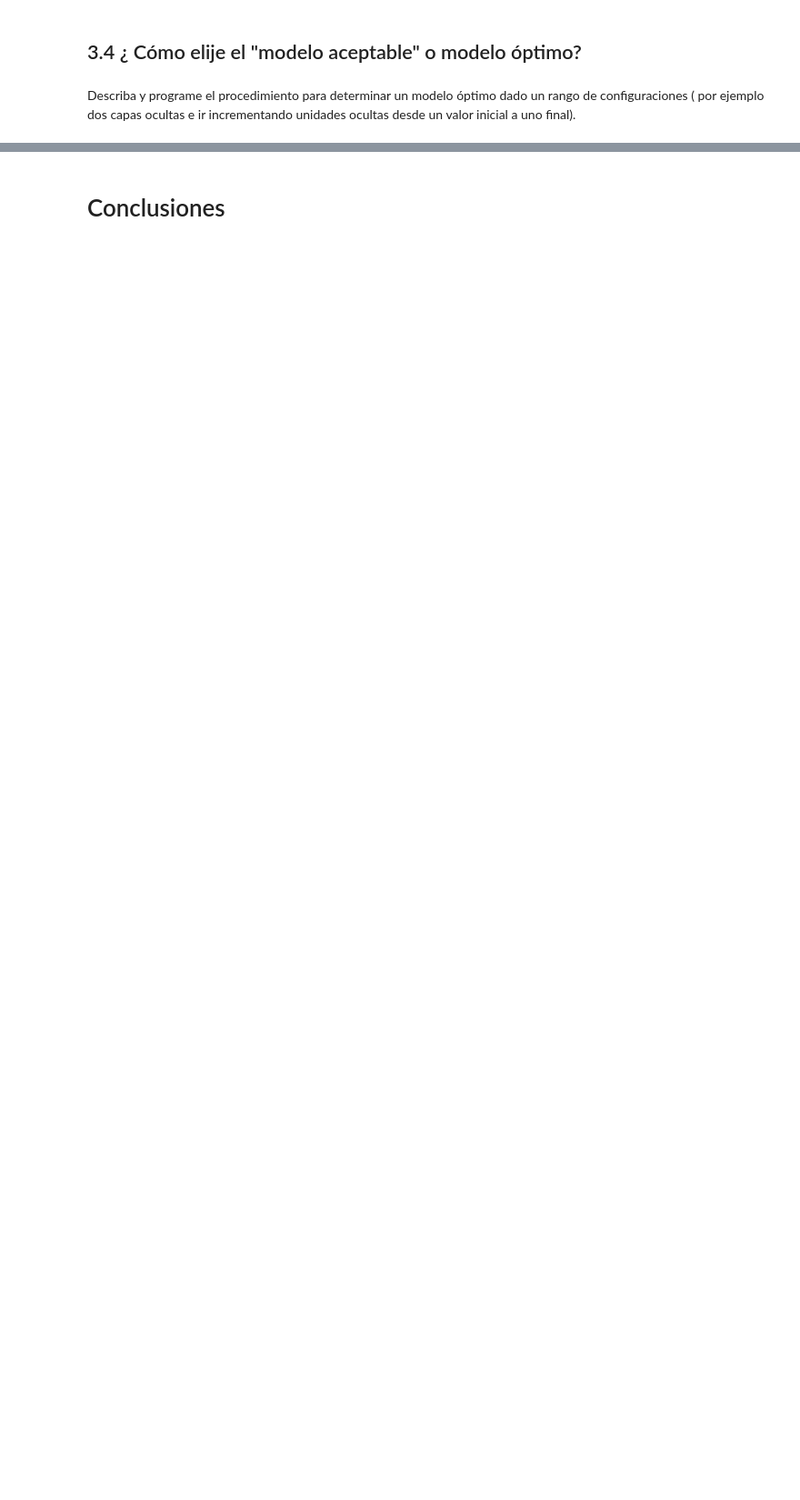
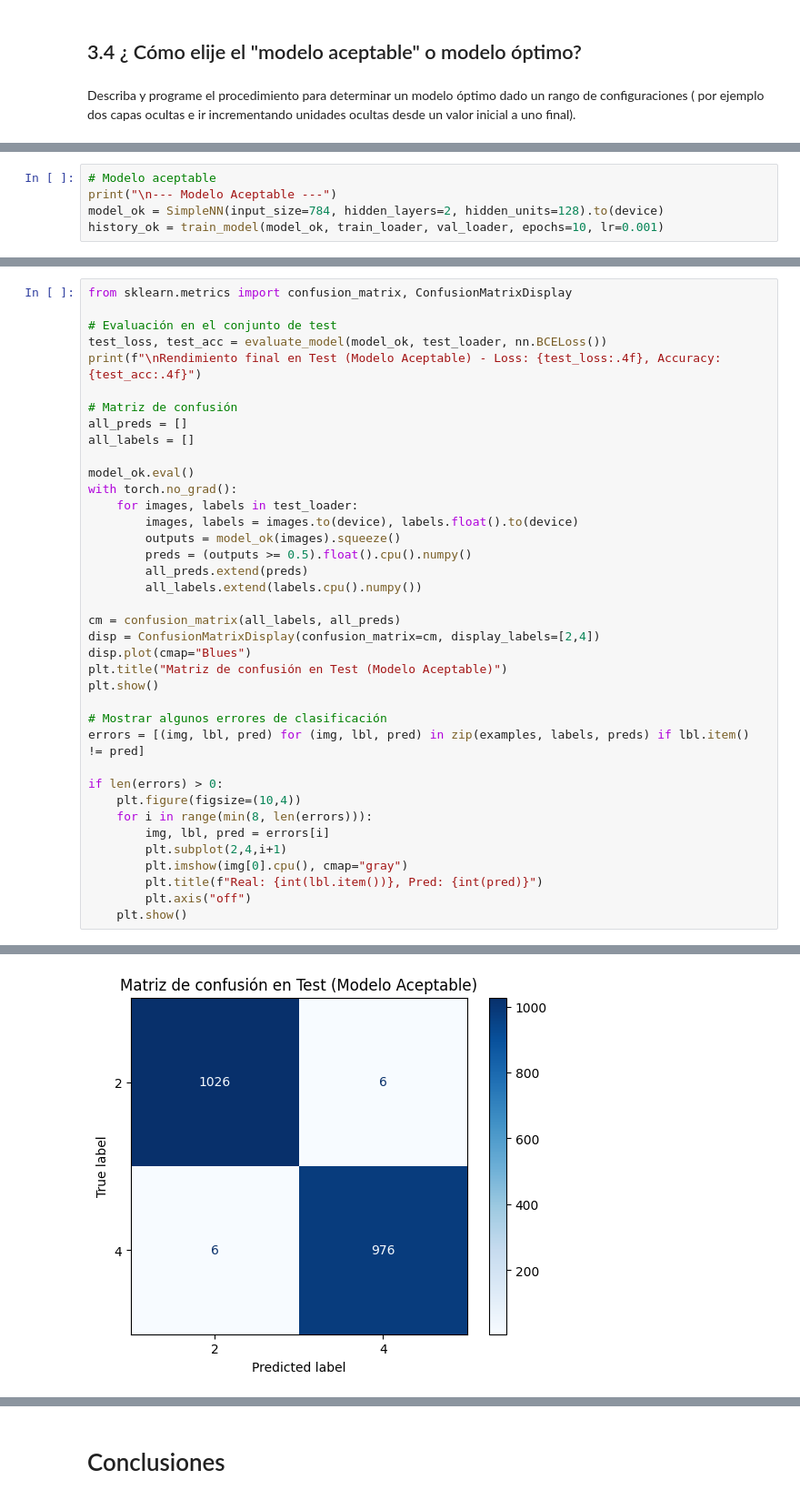
Before and after one commit to nh0875/Aprendizaje-Automatico-ll, a Jupyter notebook: Proyecto_MNIST.ipynb, the cells around one changed output, grey strips where cells are left out. Shown at 91% size. Cells and saved outputs as stored; diff of their text form; blank space fills up the shorter version.

```diff
--- a/Proyecto_MNIST.ipynb
+++ b/Proyecto_MNIST.ipynb
@@ -125,0 +363,5 @@ Describa y programe el procedimiento para determinar un modelo óptimo dado un r
+# %%
+# Modelo aceptable
+print("\n--- Modelo Aceptable ---")
+model_ok = SimpleNN(input_size=784, hidden_layers=2, hidden_units=128).to(device)
+history_ok = train_model(model_ok, train_loader, val_loader, epochs=10, lr=0.001)
@@ -125,0 +389,39 @@ Describa y programe el procedimiento para determinar un modelo óptimo dado un r
+# %%
+from sklearn.metrics import confusion_matrix, ConfusionMatrixDisplay
+
+# Evaluación en el conjunto de test
+test_loss, test_acc = evaluate_model(model_ok, test_loader, nn.BCELoss())
+print(f"\nRendimiento final en Test (Modelo Aceptable) - Loss: {test_loss:.4f}, Accuracy: {test_acc:.4f}")
+
+# Matriz de confusión
+all_preds = []
+all_labels = []
+
+model_ok.eval()
+with torch.no_grad():
+    for images, labels in test_loader:
+        images, labels = images.to(device), labels.float().to(device)
+        outputs = model_ok(images).squeeze()
+        preds = (outputs >= 0.5).float().cpu().numpy()
+        all_preds.extend(preds)
+        all_labels.extend(labels.cpu().numpy())
+
+cm = confusion_matrix(all_labels, all_preds)
+disp = ConfusionMatrixDisplay(confusion_matrix=cm, display_labels=[2,4])
+disp.plot(cmap="Blues")
+plt.title("Matriz de confusión en Test (Modelo Aceptable)")
+plt.show()
+
+# Mostrar algunos errores de clasificación
+errors = [(img, lbl, pred) for (img, lbl, pred) in zip(examples, labels, preds) if lbl.item() != pred]
+
+if len(errors) > 0:
+    plt.figure(figsize=(10,4))
+    for i in range(min(8, len(errors))):
+        img, lbl, pred = errors[i]
+        plt.subplot(2,4,i+1)
+        plt.imshow(img[0].cpu(), cmap="gray")
+        plt.title(f"Real: {int(lbl.item())}, Pred: {int(pred)}")
+        plt.axis("off")
+    plt.show()
+# %% [output]
@@ -125,0 +429 @@ Describa y programe el procedimiento para determinar un modelo óptimo dado un r
+[figure, added]
```
Also changed, not shown: parts of 35 cells of this notebook.
